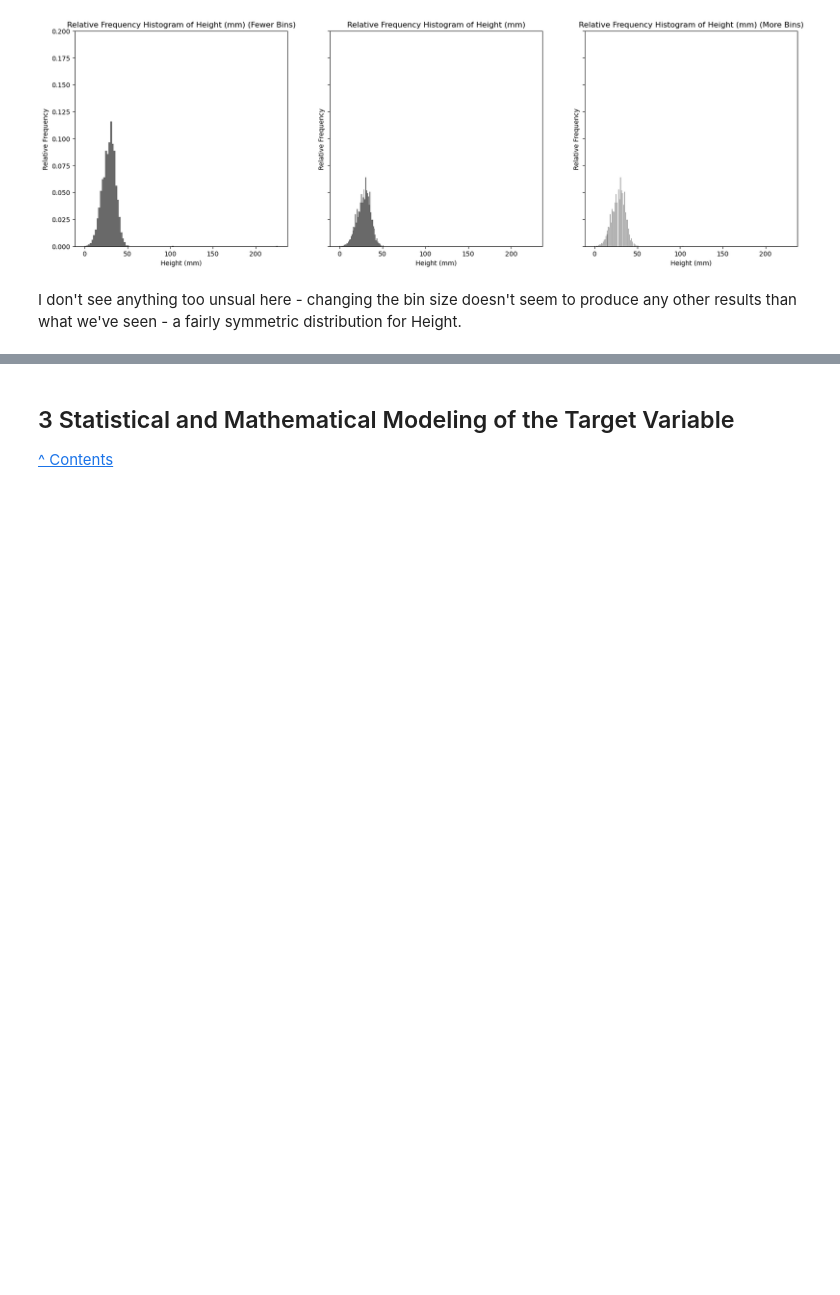
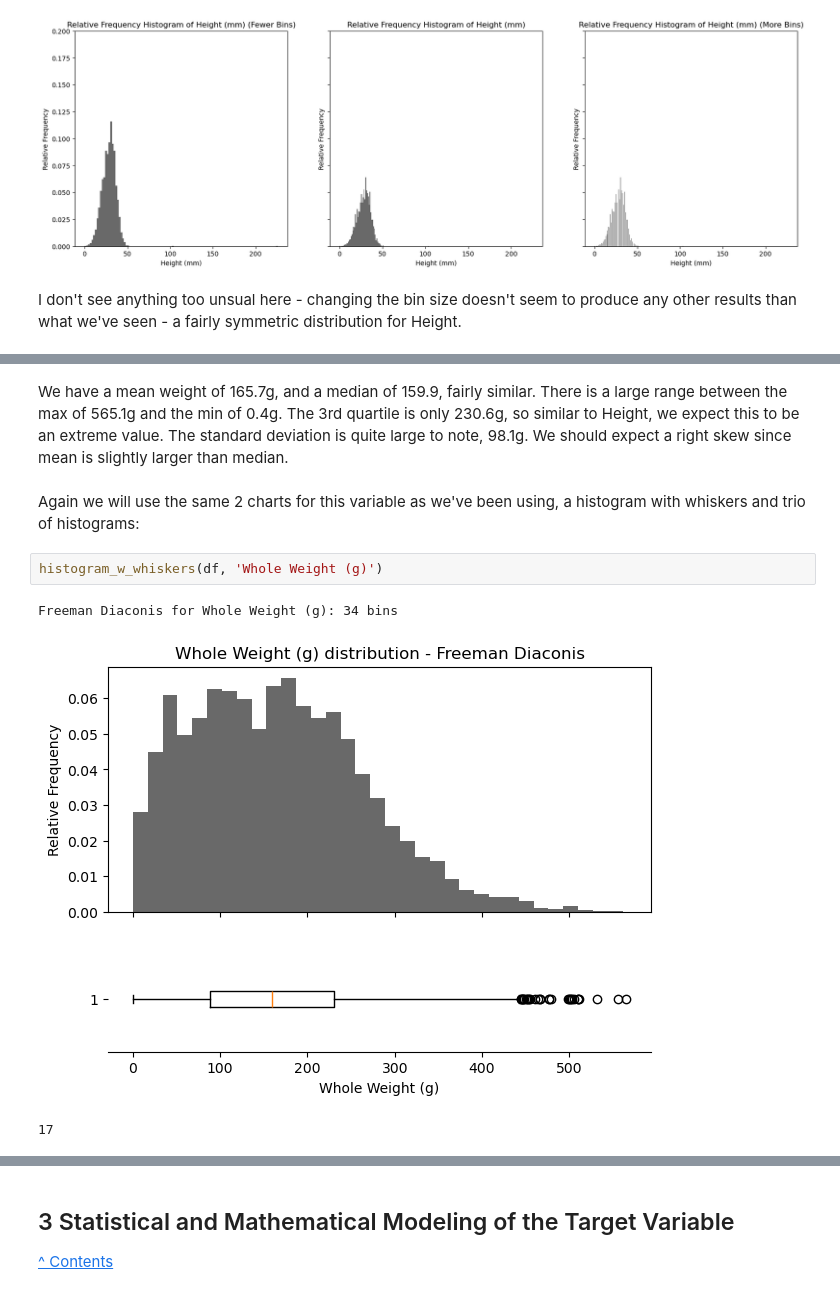
Before and after one commit to ansaridan/jhu-data-engineering-team-5, a Jupyter notebook: Problem_Set_3/Jhirsc21.ipynb, the cells around one changed output, grey strips where cells are left out. Saved outputs shown, nothing was run; the diff lists cells and outputs as text; blank space fills up the shorter version.

```diff
--- a/Problem_Set_3/Jhirsc21.ipynb
+++ b/Problem_Set_3/Jhirsc21.ipynb
@@ -374,0 +414,10 @@ I don't see anything too unsual here - changing the bin size doesn't seem to pro
+# %% [markdown]
+We have a mean weight of 165.7g, and a median of 159.9, fairly similar. There is a large range between the max of 565.1g and the min of 0.4g. The 3rd quartile is only 230.6g, so similar to Height, we expect this to be an extreme value. The standard deviation is quite large to note, 98.1g. We should expect a right skew since mean is slightly larger than median.
+# %% [markdown]
+Again we will use the same 2 charts for this variable as we've been using, a histogram with whiskers and trio of histograms:
+# %%
+histogram_w_whiskers(df, 'Whole Weight (g)')
+# %% [output]
+Freeman Diaconis for Whole Weight (g): 34 bins
+[figure, added]
+17
```
Also changed, not shown: parts of 65 cells of this notebook.
